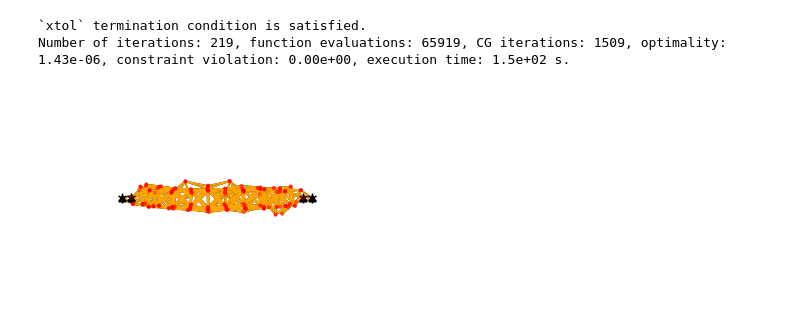
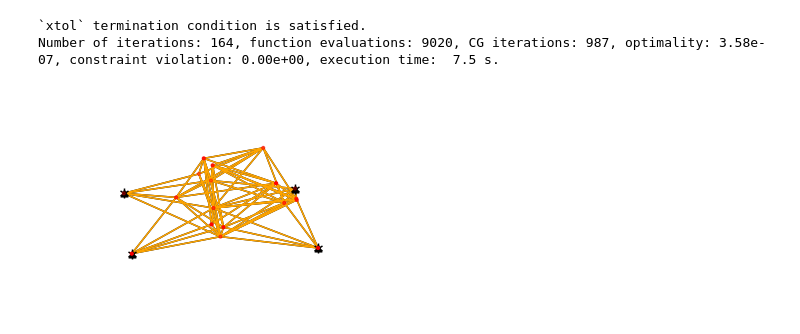
Before and after one commit to apoorv-s/Metamaterial-Non-Affine-deformation-and-Deployable-Strutcures, a Jupyter notebook: Energy Minimizer.ipynb, the cells around one changed output. Cells and saved outputs as stored; diff of their text form; code cells hidden in the pictures.

```diff
--- a/Energy Minimizer.ipynb
+++ b/Energy Minimizer.ipynb
@@ -1,11 +1,12 @@
 # %%
 run Lattice_functions.ipynb
 # %%
-Lat_Obj = Rect_Lattice(10, 10, 1, 1, 10, [1, 10, 91, 100], [1, 10, 91, 100], [1, 10, 91, 100])
+Lat_Obj = Rect_Lattice(3, 3, 1, 1, 10, [1, 3, 7, 9], [1, 3, 7, 9], [1, 3, 7, 9])
 Lat_Obj = add_braces_to_rectangular_lattice(Lat_Obj, 10, '|')
+Lat_Obj = add_layers_in_z_direction(Lat_Obj, 2, 1, 10, 10, [1, 2, 3, 4])
 xp = range(1, len(Lat_Obj.springs) + 1)
 for i in xp:
-    Lat_Obj.springs[i - 1].l0 = 1.1
+    Lat_Obj.springs[i - 1].l0 = 1.05
 # %%
 def Energy(Coordinates):
     nNodes = int(len(Coordinates)/3)
@@ -56,7 +57,7 @@ x0 = coord0
 >>> res = minimize(Energy, x0, method='trust-constr', options={'verbose': 1}, bounds=bounds)
 # %% [output]
 `xtol` termination condition is satisfied.
-Number of iterations: 219, function evaluations: 65919, CG iterations: 1509, optimality: 1.43e-06, constraint violation: 0.00e+00, execution time: 1.5e+02 s.
+Number of iterations: 164, function evaluations: 9020, CG iterations: 987, optimality: 3.58e-07, constraint violation: 0.00e+00, execution time:  7.5 s.
 # %%
 result = res.x
 # %%
@@ -64,6 +65,6 @@ x = result[0 : nNodes]
 y = result[nNodes : 2*nNodes]
 z = result[2*nNodes : 3*nNodes]
 # %%
-ax = Lattice_Plot(x, y, z, Lat_Obj, xp, 'YZ')
+ax = Lattice_Plot(x, y, z, Lat_Obj, xp, 'Z', 30, 85, 1)
 # %% [output]
-[figure, old version]
+[figure, new version]
```
Also changed, not shown: 1 other file.
